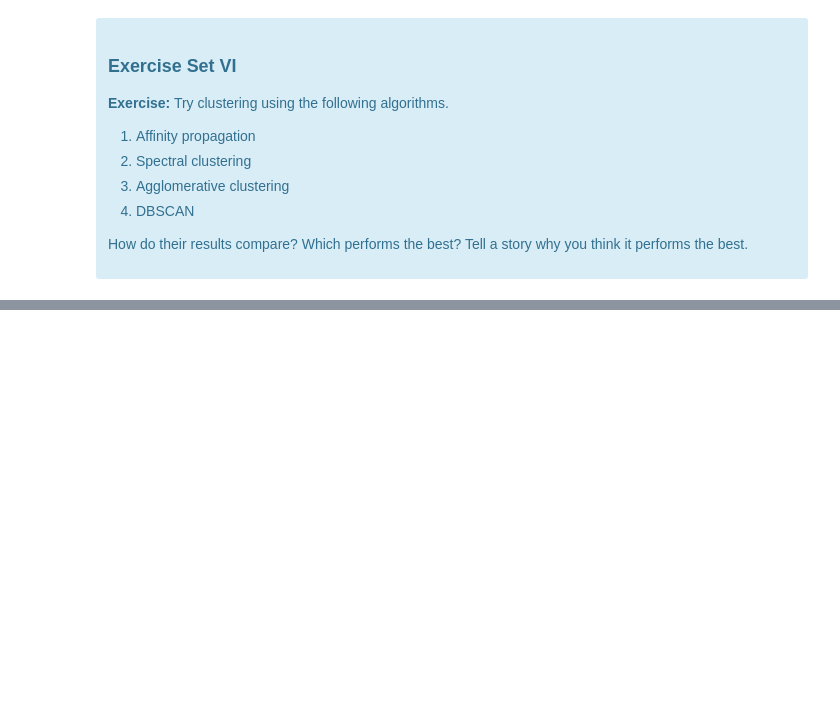
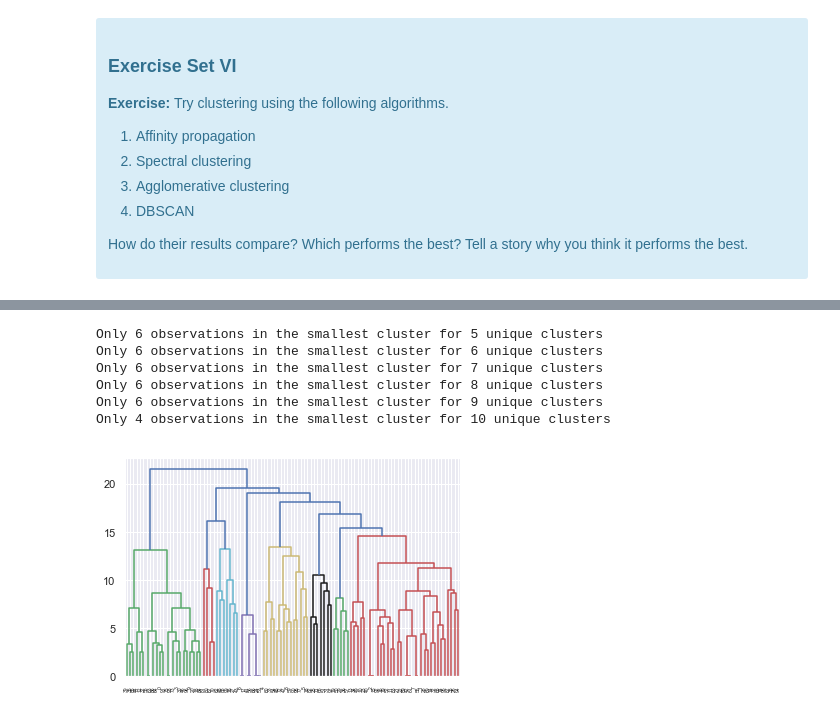
Before and after one commit to tloeber/Springboard, a Jupyter notebook: mini-project_clustering/Mini_Project_Clustering.ipynb, the cells around one changed output, grey strips where cells are left out. Cells and saved outputs as stored; diff of their text form; code cells hidden in the pictures; blank space fills up the shorter version.

```diff
--- a/mini-project_clustering/Mini_Project_Clustering.ipynb
+++ b/mini-project_clustering/Mini_Project_Clustering.ipynb
@@ -737,8 +655,3 @@ Source: http://scikit-learn.org/stable/modules/clustering.html
 </ol>
 <p>How do their results compare? Which performs the best? Tell a story why you think it performs the best.</p>
 </div>
-# %%
-# Your turn
-from sklearn.cluster import AffinityPropagation
-af = AffinityPropagation().fit_predict(x_standardized)
-af
@@ -752,0 +666,5 @@ array([ 0, 11,  1,  4,  9, 15,  6,  7, 13,  4,  3,  1,  5, 14,  7,  1,  8,
+# %%
+# dictionary to save silhouette scores
+silhouette_scores = {}
+# dictionary to safe number of clusters
+n_clusters = {}
@@ -752,0 +724,37 @@ array([ 0, 11,  1,  4,  9, 15,  6,  7, 13,  4,  3,  1,  5, 14,  7,  1,  8,
+# %%
+# Spectral clustering
+from sklearn.cluster import SpectralClustering
+# Try different numbers of clusters
+for n in range(2, 11):
+    sp = SpectralClustering(n_clusters=n,
+                            affinity='nearest_neighbors',
+                            random_state=1) \
+            .fit_predict(x_scaled)
+    # If the cluster contains less than 10 observations,
+    # proceed to the next n.)
+    min_count_sp = pd.Series(sp) \
+                        .value_counts() \
+                        .min()
+    if min_count_sp < 10:
+        print('Only {} observations in the smallest '
+              'cluster for {} unique clusters' \
+                .format(min_count_sp, n))
+        continue
+    # Save performance
+    model_name = 'spectral clustering, {} clusters' \
+            .format(n)
+    silhouette_scores[model_name] = \
+        silhouette_score(X=x_scaled, labels=sp)
+# %% [output]
+Only 6 observations in the smallest cluster for 5 unique clusters
+Only 6 observations in the smallest cluster for 6 unique clusters
+Only 6 observations in the smallest cluster for 7 unique clusters
+Only 6 observations in the smallest cluster for 8 unique clusters
+Only 6 observations in the smallest cluster for 9 unique clusters
+Only 4 observations in the smallest cluster for 10 unique clusters
+# %%
+# Hierarchical clustering
+from scipy.cluster import hierarchy
+d = hierarchy.dendrogram(hierarchy.linkage(x_scaled, method='ward'))
+# %% [output]
+[figure, added]
```
Also changed, not shown: parts of 26 cells of this notebook.
